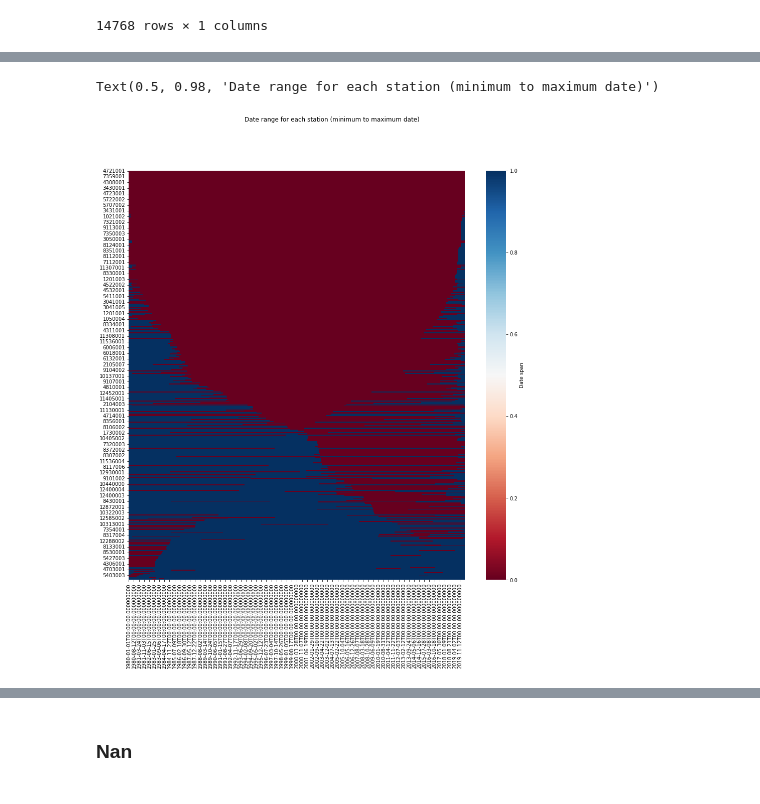
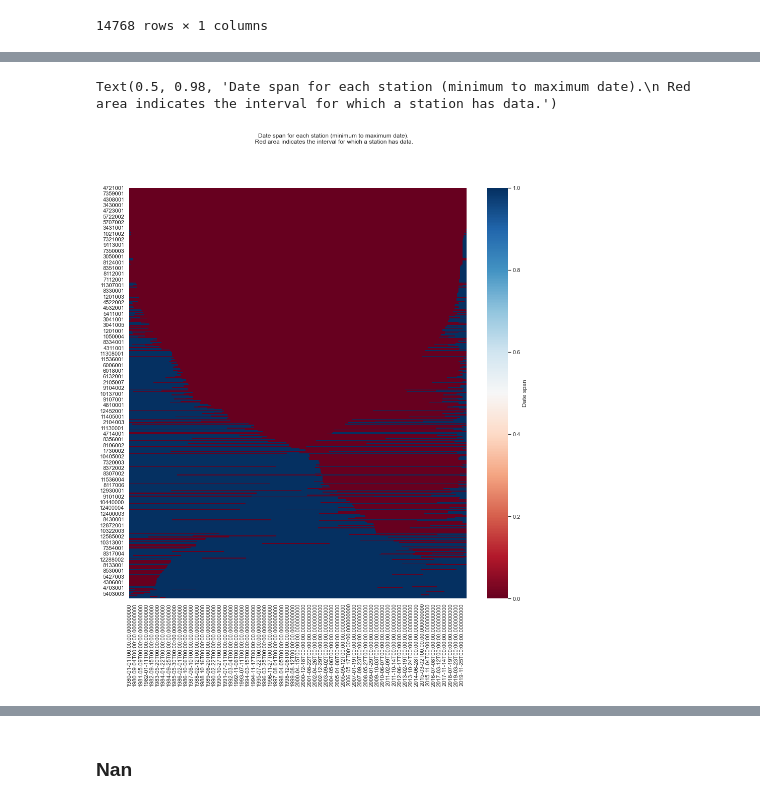
Before and after one commit to igonzalezperez/watershed_challenge, a Jupyter notebook: watershed_challenge.ipynb, the cells around one changed output, grey strips where cells are left out. Cells and saved outputs as stored; diff of their text form; code cells hidden in the pictures.

```diff
--- a/watershed_challenge.ipynb
+++ b/watershed_challenge.ipynb
@@ -6,6 +59,13 @@ import pandas as pd
 import matplotlib.pyplot as plt
 import seaborn as sns
 import datetime
+import numpy as np
+import folium
+from folium.plugins import MarkerCluster
+
+
+sns.set()
+pd.set_option('mode.chained_assignment', None)
 # %% [markdown]
 # 1. Load Data
 # %%
@@ -217,12 +290,12 @@ dates_span
 # %%
 fig, ax = plt.subplots(figsize=(15, 15))
 sns.heatmap(dates_span.isna().T,
             cmap="RdBu",
             cbar_kws={'label': 'Date span'})
-fig.suptitle("Date range for each station (minimum to maximum date)")
+fig.suptitle("Date span for each station (minimum to maximum date).\n Red area indicates the interval for which a station has data.")
 # %% [output]
-Text(0.5, 0.98, 'Date range for each station (minimum to maximum date)')
+Text(0.5, 0.98, 'Date span for each station (minimum to maximum date).\n Red area indicates the interval for which a station has data.')
-[figure, old version]
+[figure, new version]
 # %%
 fig, ax = plt.subplots(figsize=(15, 15))
 sns.heatmap(missing_dates.isna().T,
```
Also changed, not shown: parts of 35 cells of this notebook.
